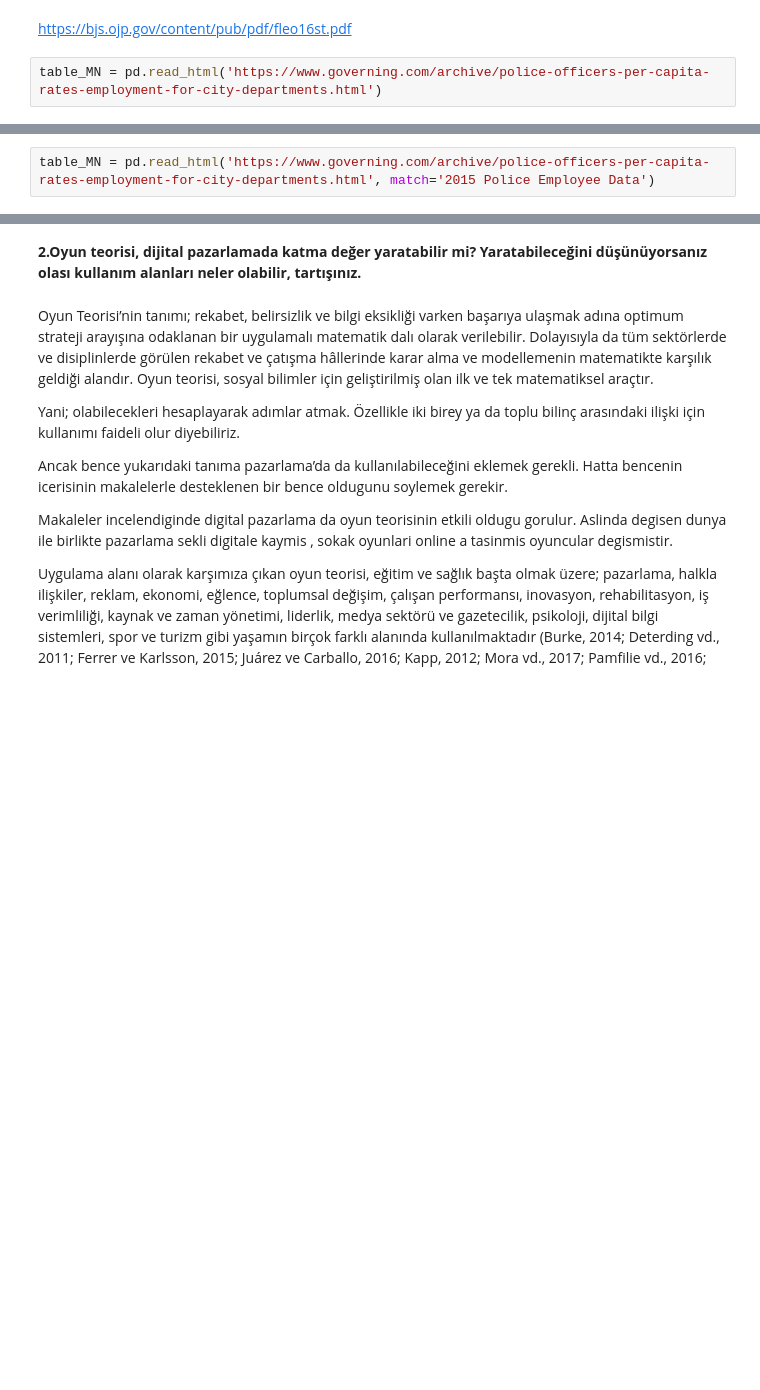
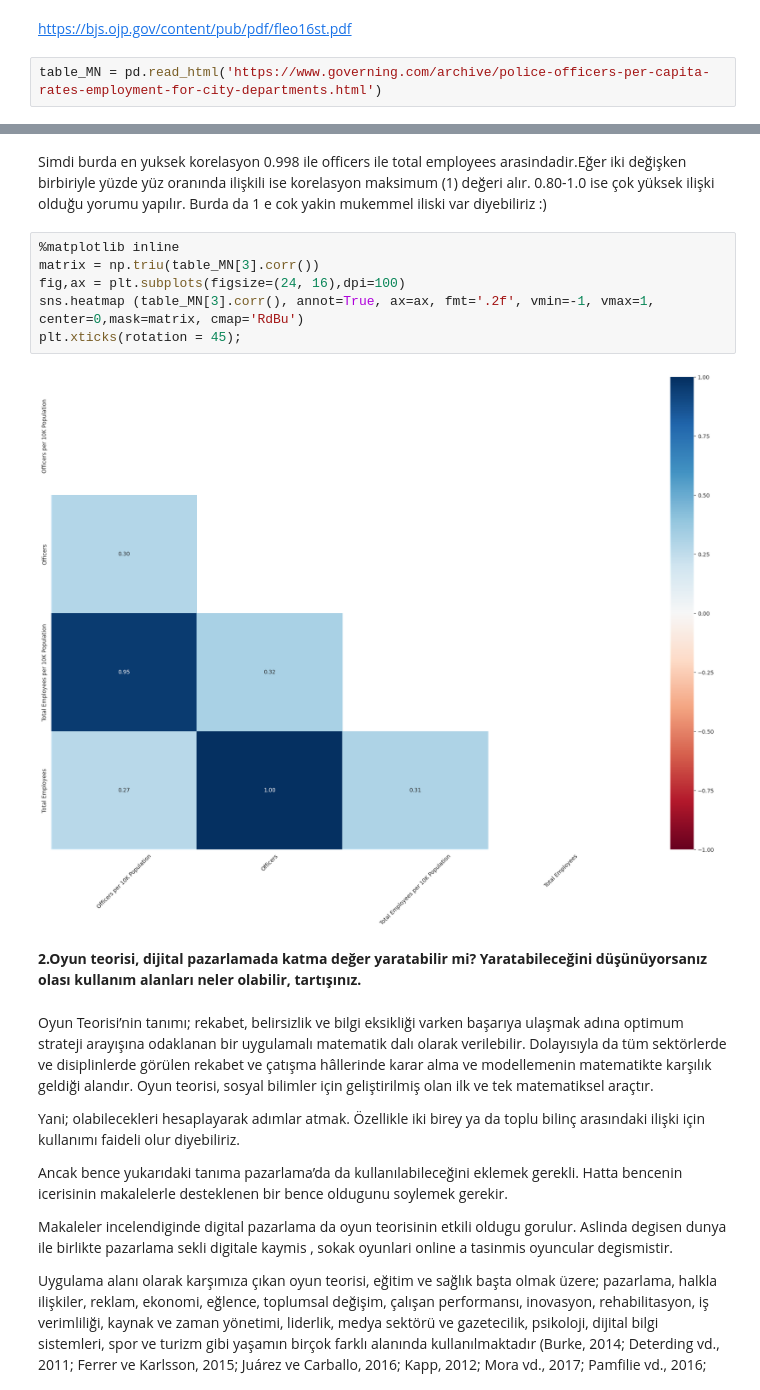
Before and after one commit to eildes06/02_DS_DATA_SCIENCE, a Jupyter notebook: churn_prediction.ipynb, the cells around one changed output, grey strips where cells are left out. Drawn from its saved outputs; the diff is of its cells as text; blank space fills up the shorter version.

```diff
--- a/churn_prediction.ipynb
+++ b/churn_prediction.ipynb
@@ -1274,2 +1257,0 @@ dfp
-# %%
-table_MN = pd.read_html('https://www.governing.com/archive/police-officers-per-capita-rates-employment-for-city-departments.html', match='2015 Police Employee Data')
@@ -1278,3 +1350,13 @@ ValueError: ignored
+# %% [markdown]
+Simdi burda en yuksek korelasyon 0.998 ile officers ile total employees arasindadir.Eğer iki değişken birbiriyle yüzde yüz oranında ilişkili ise korelasyon maksimum (1) değeri alır. 0.80-1.0 ise çok yüksek ilişki olduğu yorumu yapılır. Burda da 1 e cok yakin mukemmel iliski var diyebiliriz :)
+# %%
+%matplotlib inline
+matrix = np.triu(table_MN[3].corr())
+fig,ax = plt.subplots(figsize=(24, 16),dpi=100)
+sns.heatmap (table_MN[3].corr(), annot=True, ax=ax, fmt='.2f', vmin=-1, vmax=1, center=0,mask=matrix, cmap='RdBu')
+plt.xticks(rotation = 45);
+# %% [output]
+[figure, added]
 # %% [markdown]
 **2.Oyun teorisi, dijital pazarlamada katma değer yaratabilir mi? Yaratabileceğini düşünüyorsanız olası kullanım alanları neler
 olabilir, tartışınız.**
```
Also changed, not shown: parts of 16 cells of this notebook.
